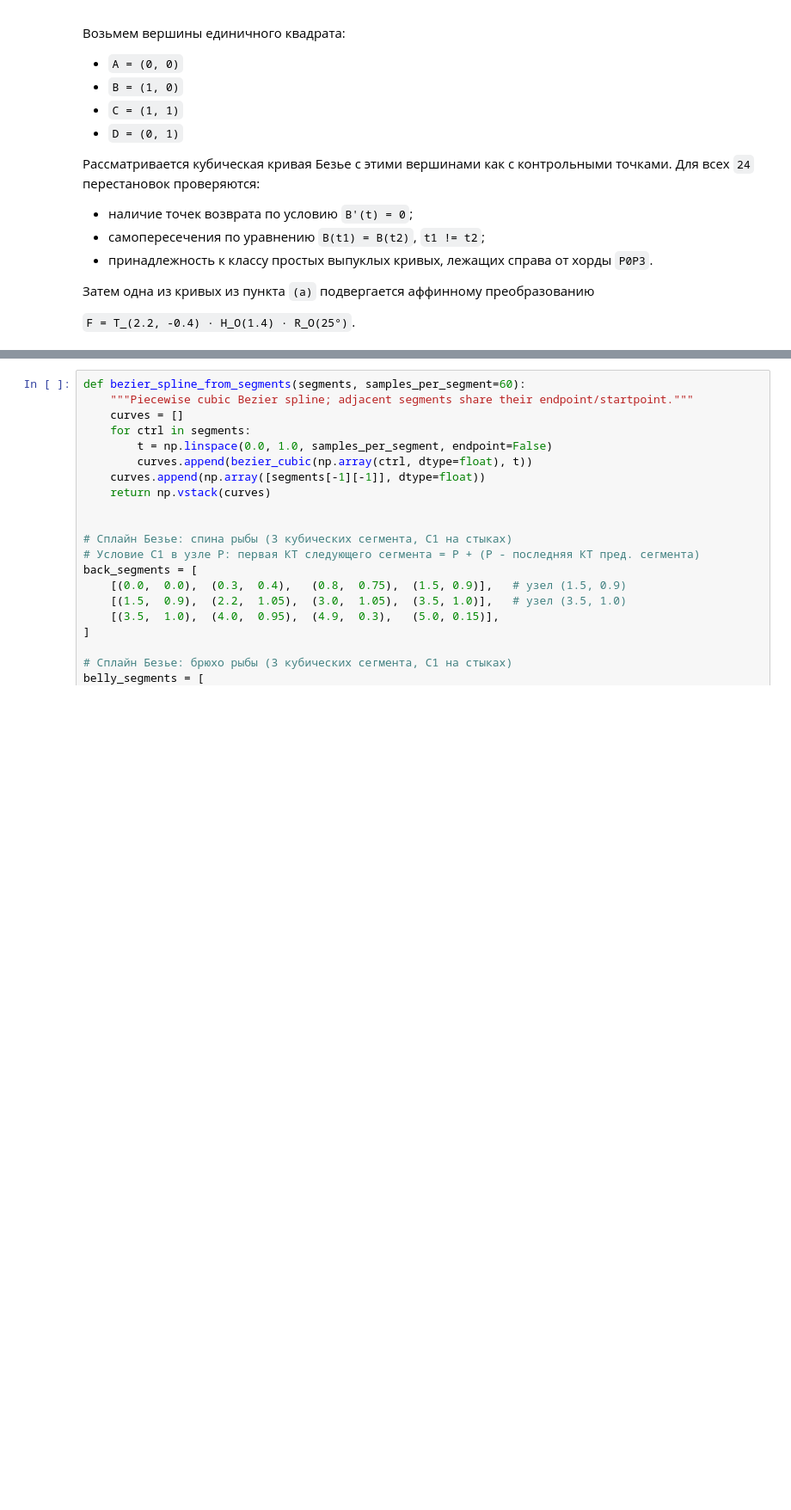
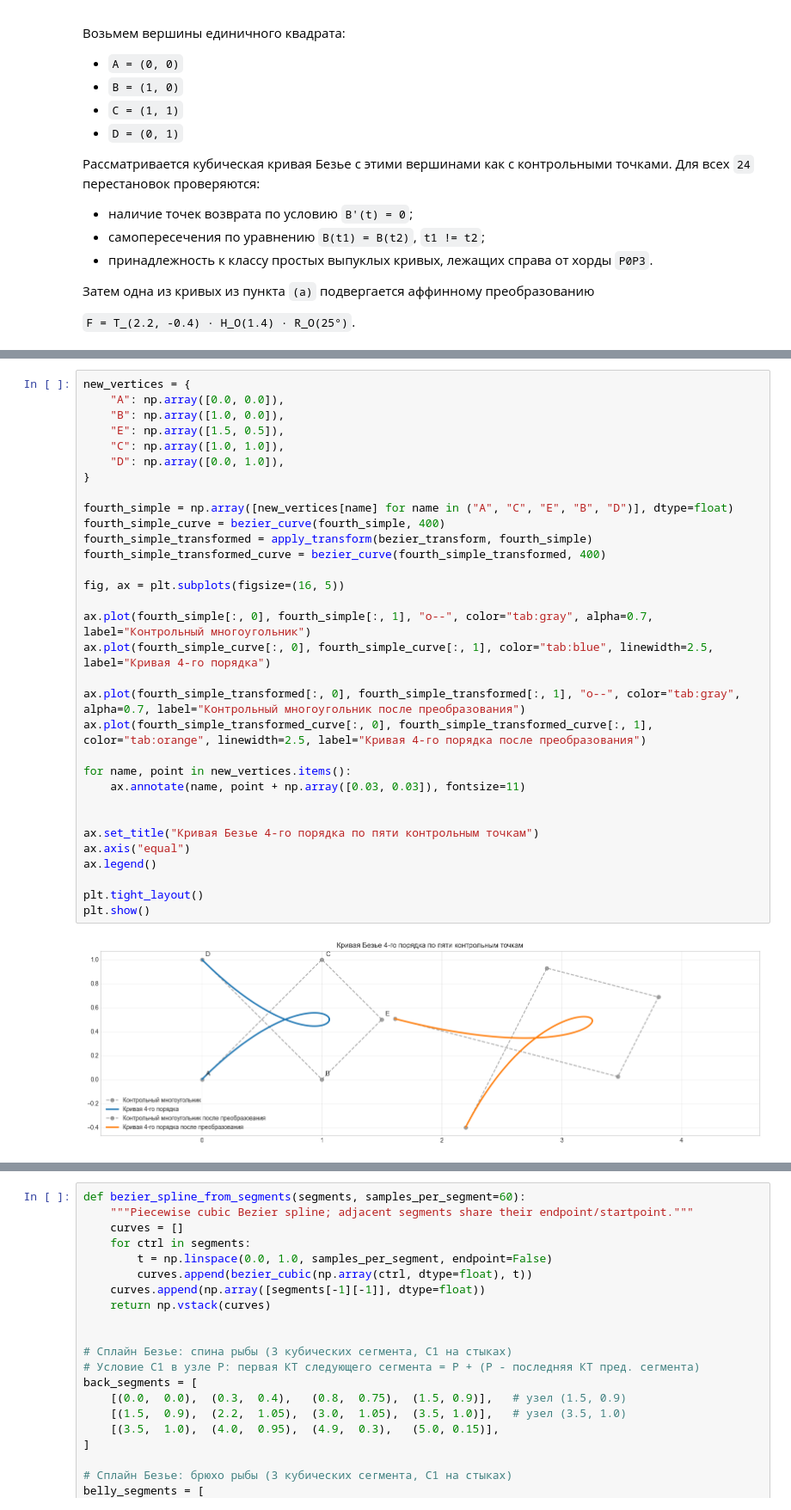
Before and after one commit to Mikkkkkkka/itmo-is-geometry-labs, a Jupyter notebook: lab2_planar_curves_2-4.ipynb, the cells around one changed output, grey strips where cells are left out. Shown at 86% size. Cells and saved outputs as stored; diff of their text form; blank space fills up the shorter version.

```diff
--- a/lab2_planar_curves_2-4.ipynb
+++ b/lab2_planar_curves_2-4.ipynb
@@ -548,2 +558,36 @@ plt.show()
+# %%
+new_vertices = {
+    "A": np.array([0.0, 0.0]),
+    "B": np.array([1.0, 0.0]),
+    "E": np.array([1.5, 0.5]),
+    "C": np.array([1.0, 1.0]),
+    "D": np.array([0.0, 1.0]),
+}
+
+fourth_simple = np.array([new_vertices[name] for name in ("A", "C", "E", "B", "D")], dtype=float)
+fourth_simple_curve = bezier_curve(fourth_simple, 400)
+fourth_simple_transformed = apply_transform(bezier_transform, fourth_simple)
+fourth_simple_transformed_curve = bezier_curve(fourth_simple_transformed, 400)
+
+fig, ax = plt.subplots(figsize=(16, 5))
+
+ax.plot(fourth_simple[:, 0], fourth_simple[:, 1], "o--", color="tab:gray", alpha=0.7, label="Контрольный многоугольник")
+ax.plot(fourth_simple_curve[:, 0], fourth_simple_curve[:, 1], color="tab:blue", linewidth=2.5, label="Кривая 4-го порядка")
+
+ax.plot(fourth_simple_transformed[:, 0], fourth_simple_transformed[:, 1], "o--", color="tab:gray", alpha=0.7, label="Контрольный многоугольник после преобразования")
+ax.plot(fourth_simple_transformed_curve[:, 0], fourth_simple_transformed_curve[:, 1], color="tab:orange", linewidth=2.5, label="Кривая 4-го порядка после преобразования")
+
+for name, point in new_vertices.items():
+    ax.annotate(name, point + np.array([0.03, 0.03]), fontsize=11)
+
+
+ax.set_title("Кривая Безье 4-го порядка по пяти контрольным точкам")
+ax.axis("equal")
+ax.legend()
+
+plt.tight_layout()
+plt.show()
+# %% [output]
+[figure, added]
 # %% [markdown]
 ### Часть II. Контур объекта сложной формы
```
Also changed, not shown: parts of 6 cells of this notebook.
